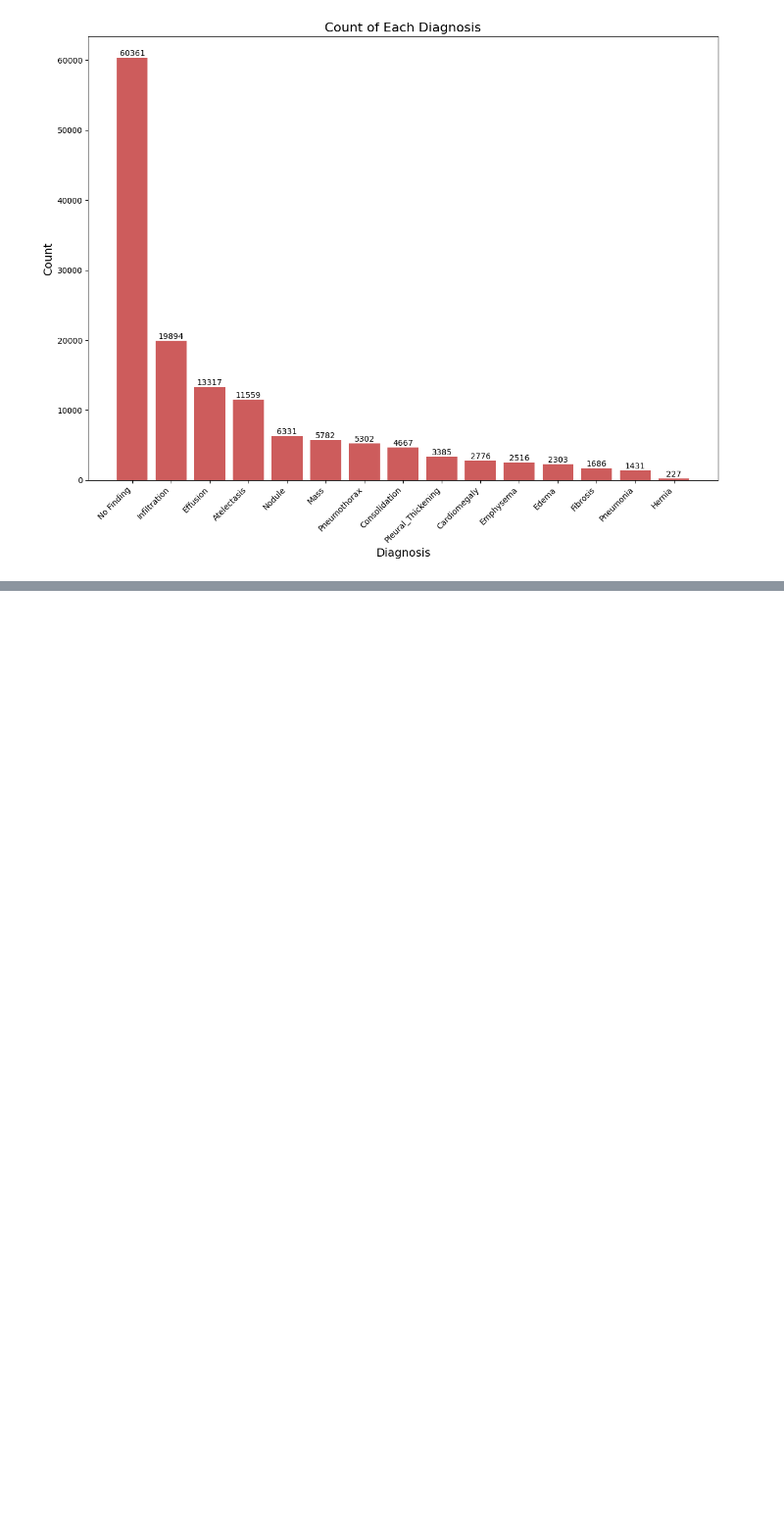
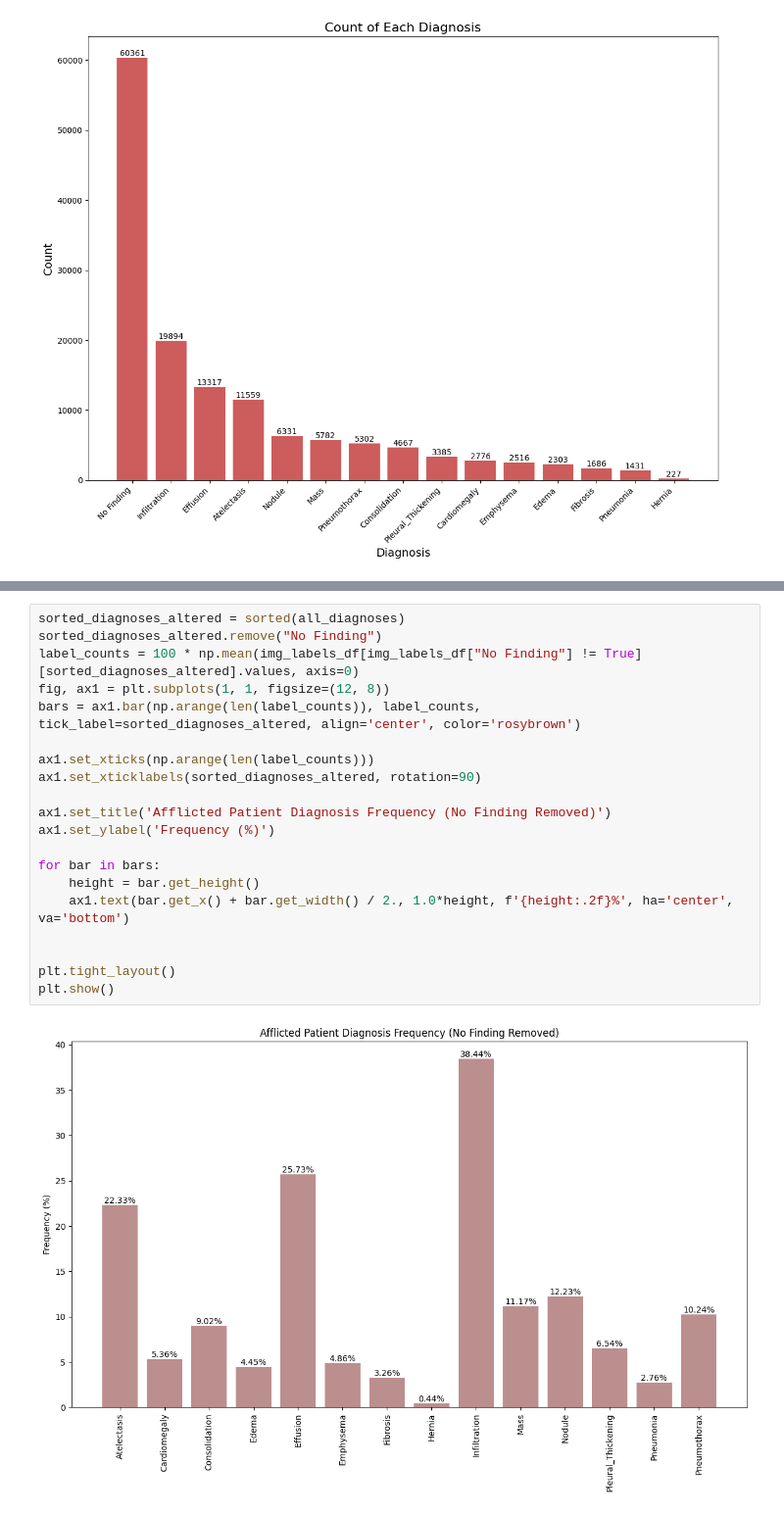
Before and after one commit to AshishT1122/chest_xray8_analytics, a Jupyter notebook: preprocessing_insights.ipynb, the cells around one changed output, grey strips where cells are left out. Shown at 98% size. Cells and saved outputs as stored; diff of their text form; blank space fills up the shorter version.

```diff
--- a/preprocessing_insights.ipynb
+++ b/preprocessing_insights.ipynb
@@ -59,0 +78,22 @@ plt.show()
+# %%
+sorted_diagnoses_altered = sorted(all_diagnoses)
+sorted_diagnoses_altered.remove("No Finding")
+label_counts = 100 * np.mean(img_labels_df[img_labels_df["No Finding"] != True][sorted_diagnoses_altered].values, axis=0)
+fig, ax1 = plt.subplots(1, 1, figsize=(12, 8))
+bars = ax1.bar(np.arange(len(label_counts)), label_counts, tick_label=sorted_diagnoses_altered, align='center', color='rosybrown')
+
+ax1.set_xticks(np.arange(len(label_counts)))
+ax1.set_xticklabels(sorted_diagnoses_altered, rotation=90)
+
+ax1.set_title('Afflicted Patient Diagnosis Frequency (No Finding Removed)')
+ax1.set_ylabel('Frequency (%)')
+
+for bar in bars:
+    height = bar.get_height()
+    ax1.text(bar.get_x() + bar.get_width() / 2., 1.0*height, f'{height:.2f}%', ha='center', va='bottom')
+
+
+plt.tight_layout()
+plt.show()
+# %% [output]
+[figure, added]
```
Also changed, not shown: parts of 2 cells of this notebook, 2 other files.
